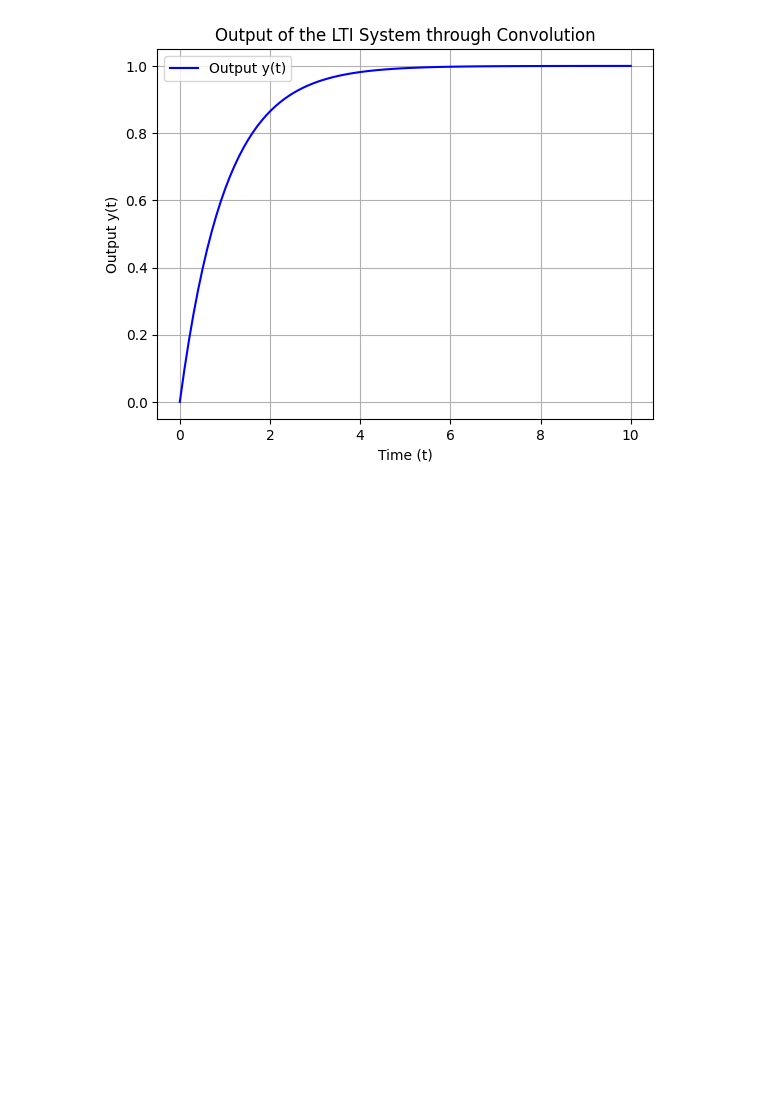
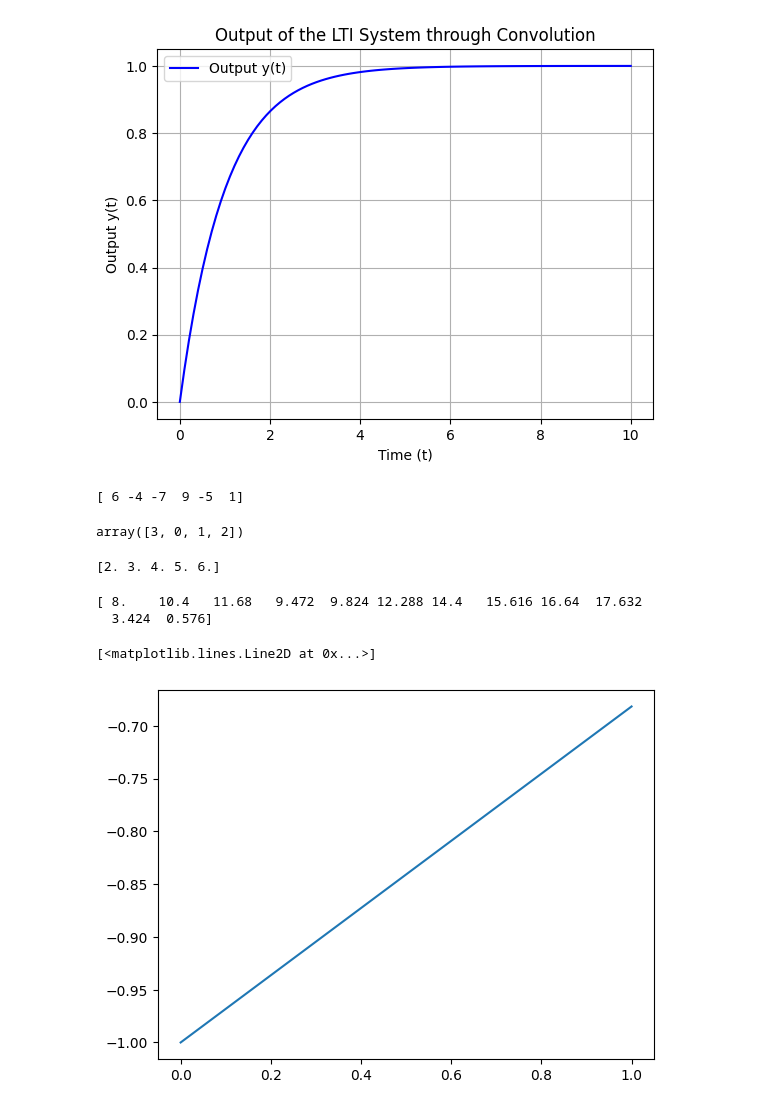
Before and after one commit to BALLISTICrobin/signal-and-system, a Jupyter notebook: signals and systems practices/signalAndSystem1.ipynb, the cells around one changed output. Saved outputs shown, nothing was run; the diff lists cells and outputs as text; code cells hidden in the pictures; blank space fills up the shorter version.

```diff
--- a/signals and systems practices/signalAndSystem1.ipynb
+++ b/signals and systems practices/signalAndSystem1.ipynb
@@ -531,3 +531,14 @@ plt.grid()
 plt.show()
 # %% [output]
 [figure]
+# %%
+a = np.array([3 ,-2, 1])
+b = np.array([2,0,-3,1])
+
+print(np.convolve(a,b))
+# %% [output]
+[ 6 -4 -7  9 -5  1]
+# %%
+np.roll(np.array([0,1,2,3]),1)
+# %% [output]
+array([3, 0, 1, 2])
@@ -533,0 +547,24 @@ plt.show()
+# %%
+a = np.array([1 ,2, 3,4,5,6,7,8])
+b = np.array([0.1,0.2,0.3,0.4])
+
+print(np.convolve(a,b,mode='valid'))
+# %% [output]
+[2. 3. 4. 5. 6.]
+# %%
+a = np.array([10,11,12,9,10,13,15,16,17,18])
+b = np.array([0.8,0.16,0.032])
+
+print(np.convolve(a,b))
+# %% [output]
+[ 8.    10.4   11.68   9.472  9.824 12.288 14.4   15.616 16.64  17.632
+  3.424  0.576]
+# %%
+import numpy as np
+from scipy import signal
+import matplotlib.pyplot as plt
+t = np.linspace(0, 1, 500)
+plt.plot(t, signal.sawtooth(t))
+# %% [output]
+[<matplotlib.lines.Line2D at 0x...>]
+[figure, added]
```
Also changed, not shown: parts of 1 cell of this notebook, 9 other files.
